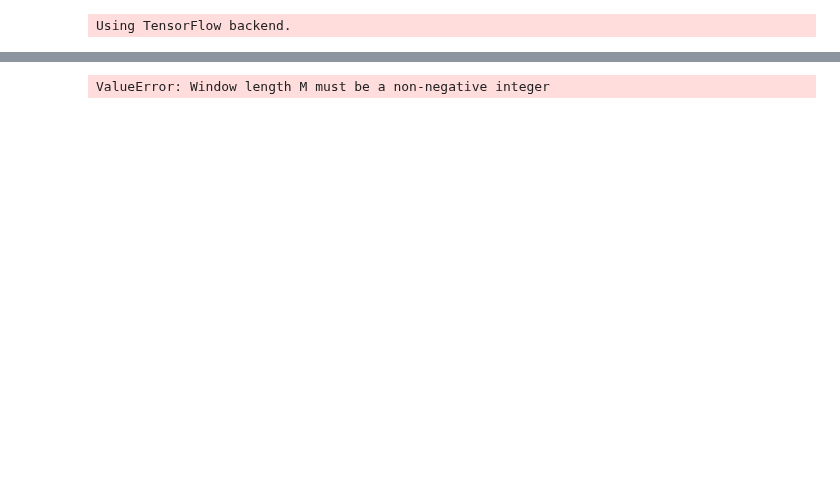
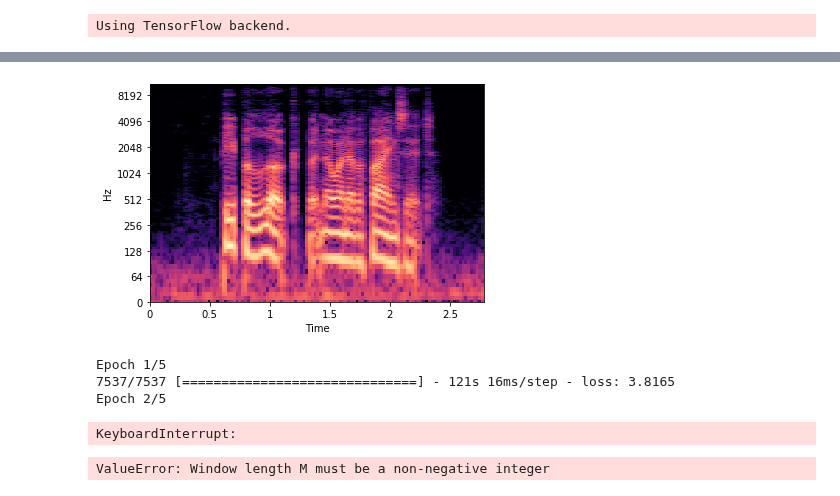
Before and after one commit to dweih/AudioCleaning, a Jupyter notebook: NN Audio Test.ipynb, the cells around one changed output, grey strips where cells are left out. Drawn from its saved outputs; the diff is of its cells as text; code cells hidden in the pictures; blank space fills up the shorter version.

Commit message:
Round trip through simple network (targets to targets) - pretty good audio!

```diff
--- a/NN Audio Test.ipynb
+++ b/NN Audio Test.ipynb
@@ -112,0 +110,30 @@ Audio(new_wav,rate=22050)
+# %%
+# Iterate over clean & noisy folders to create frames and targets
+def create_data(root, max_files = 50):
+    clean_dir = root + "\\Clean\\"
+    noisy_dir = root + "\\Clean\\"
+    frames = np.empty(shape=(0,FFT_BINS,WINDOW_SIZE,2))
+    targets = np.empty(shape=(0,2*FFT_BINS))
+    for file in os.listdir(clean_dir)[0:max_files]:
+        filename = os.fsdecode(file)
+        frames = np.concatenate((frames,clip_frames(noisy_dir + file)), axis=0)
+        targets = np.concatenate((targets,clip_targets(clean_dir + file)), axis=0)
+    return frames, targets
+# %%
+frames, targets = create_data("Assets\\DataShareArchive\\Test", 50)
+# %%
+# ''do nothing' model that should be able to guess outputs from outputs
+
+inputs = layers.Input(shape=(FFT_BINS*2,))
+dense = layers.Dense(500, activation='relu')(inputs)
+#flat = layers.Flatten()(dense)
+#flat_in = layers.Flatten()(inputs)
+#merged = layers.concatenate([flat, flat_in])
+merged = layers.concatenate([dense, inputs])
+outputs = layers.Dense(2*FFT_BINS, activation='linear')(merged)
+
+model = keras.models.Model(inputs=inputs, outputs=outputs)
+
+model.compile(optimizer='Adam', loss='mse')
+
+model.fit(targets, targets, epochs=5, batch_size=32)
@@ -112,0 +152,15 @@ Audio(new_wav,rate=22050)
+# %%
+# Full round trip test (target to target)
+output_targets = model.predict(clip_targets(test_file))
+
+p_fft = targets_to_fft(output_targets)
+
+def display_fft(ft):
+    librosa.display.specshow(librosa.amplitude_to_db(np.abs(fft), ref=np.max), y_axis='log', x_axis='time')
+
+#p_fft = fft
+
+display_fft(p_fft)
+p_wav = librosa.istft(p_fft)
+Audio(p_wav,rate=22050)
+# %% [output]
@@ -112,0 +168 @@ Audio(new_wav,rate=22050)
+[figure, added]
@@ -113,3 +189,10 @@ Audio(new_wav,rate=22050)
+# %%
+model.fit(frames, targets, epochs=5, batch_size=32)
+# %% [output]
+Epoch 1/5
+7537/7537 [==============================] - 121s 16ms/step - loss: 3.8165
+Epoch 2/5
+KeyboardInterrupt:
 # %%
 
 def show_fft(wav):
```
Also changed, not shown: parts of 18 cells of this notebook.
